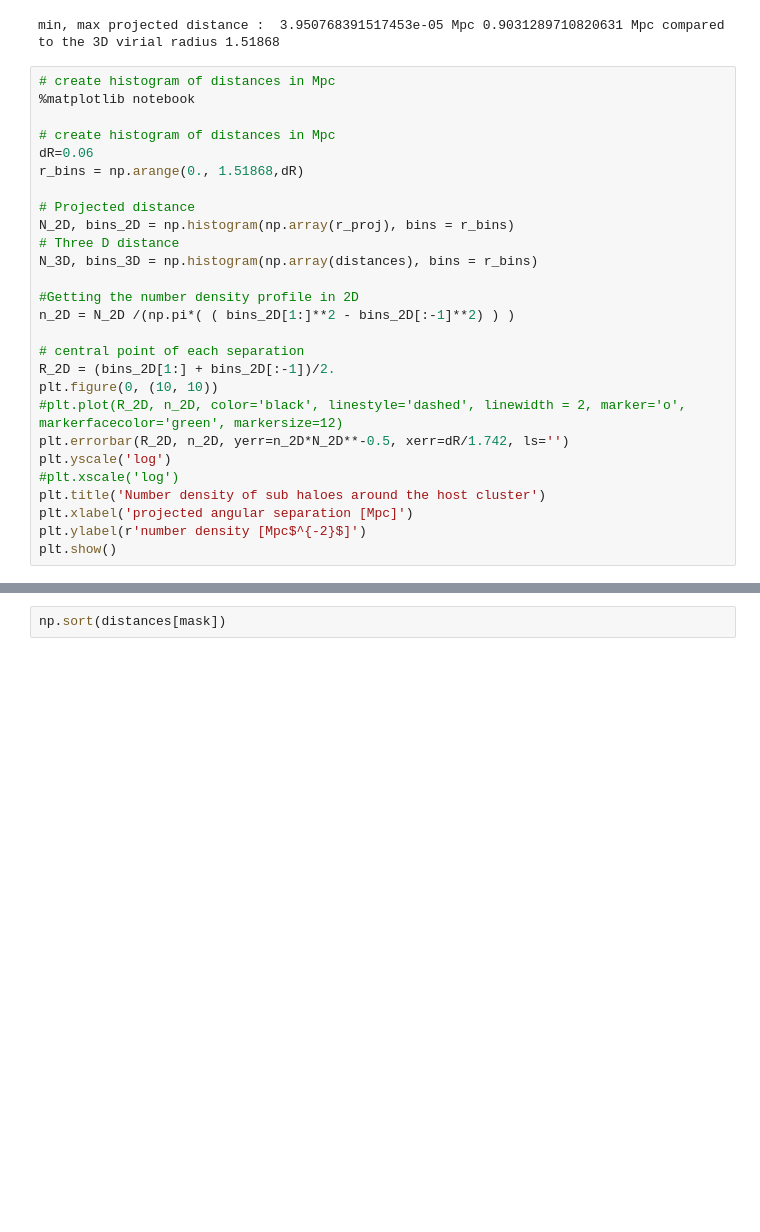
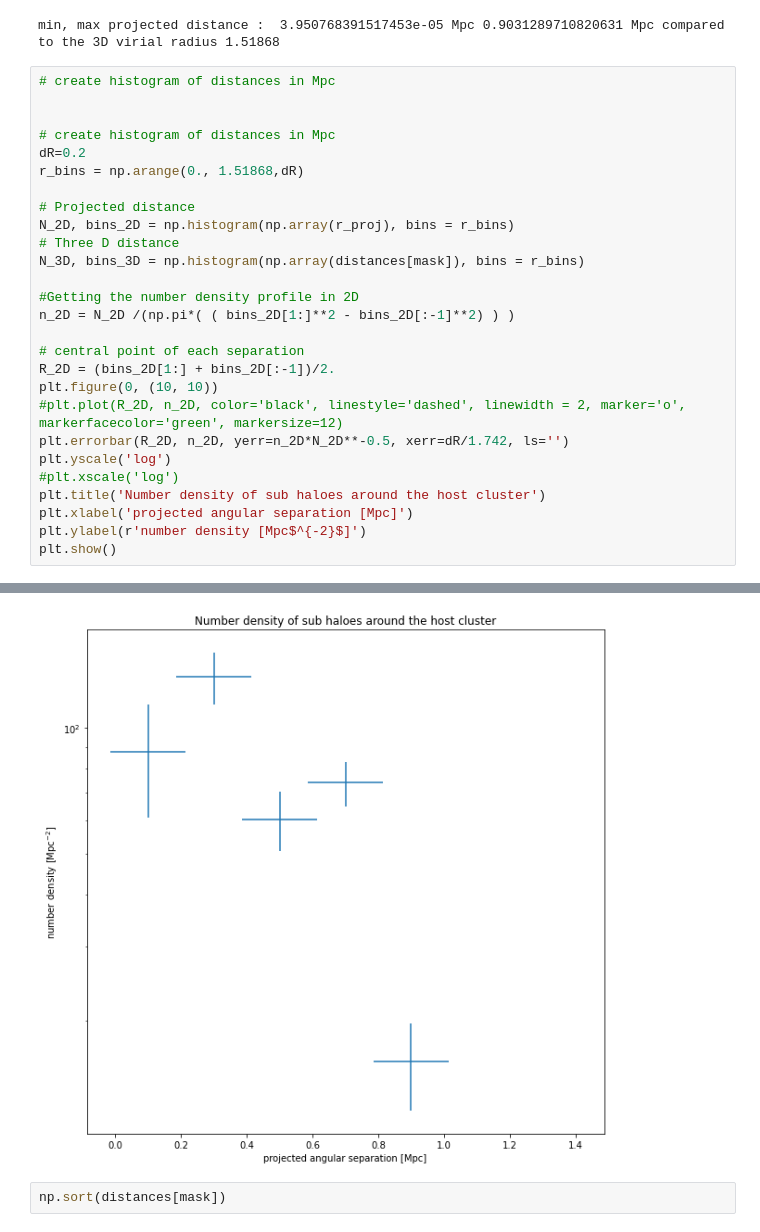
Before and after one commit to katul3767/Mass-of-galaxy-cluster, a Jupyter notebook: halodir_038_0000.fit.ipynb, the cells around one changed output, grey strips where cells are left out. Drawn from its saved outputs; the diff is of its cells as text; blank space fills up the shorter version.

```diff
--- a/halodir_038_0000.fit.ipynb
+++ b/halodir_038_0000.fit.ipynb
@@ -177,16 +175,16 @@ print('min, max projected distance : ',r_proj.min(), r_proj.max(), 'compared to
 min, max projected distance :  3.950768391517453e-05 Mpc 0.9031289710820631 Mpc compared to the 3D virial radius 1.51868
 # %%
 # create histogram of distances in Mpc
-%matplotlib notebook
+
 
 # create histogram of distances in Mpc
-dR=0.06
+dR=0.2
 r_bins = np.arange(0., 1.51868,dR)
 
 # Projected distance
 N_2D, bins_2D = np.histogram(np.array(r_proj), bins = r_bins)
 # Three D distance
-N_3D, bins_3D = np.histogram(np.array(distances), bins = r_bins)
+N_3D, bins_3D = np.histogram(np.array(distances[mask]), bins = r_bins)
 
 #Getting the number density profile in 2D
 n_2D = N_2D /(np.pi*( ( bins_2D[1:]**2 - bins_2D[:-1]**2) ) )
@@ -208,3 +204,4 @@ plt.show()
+[figure, added]
 # %%
 np.sort(distances[mask])
 # %% [output]
```
Also changed, not shown: parts of 17 cells of this notebook, 3 other files.
